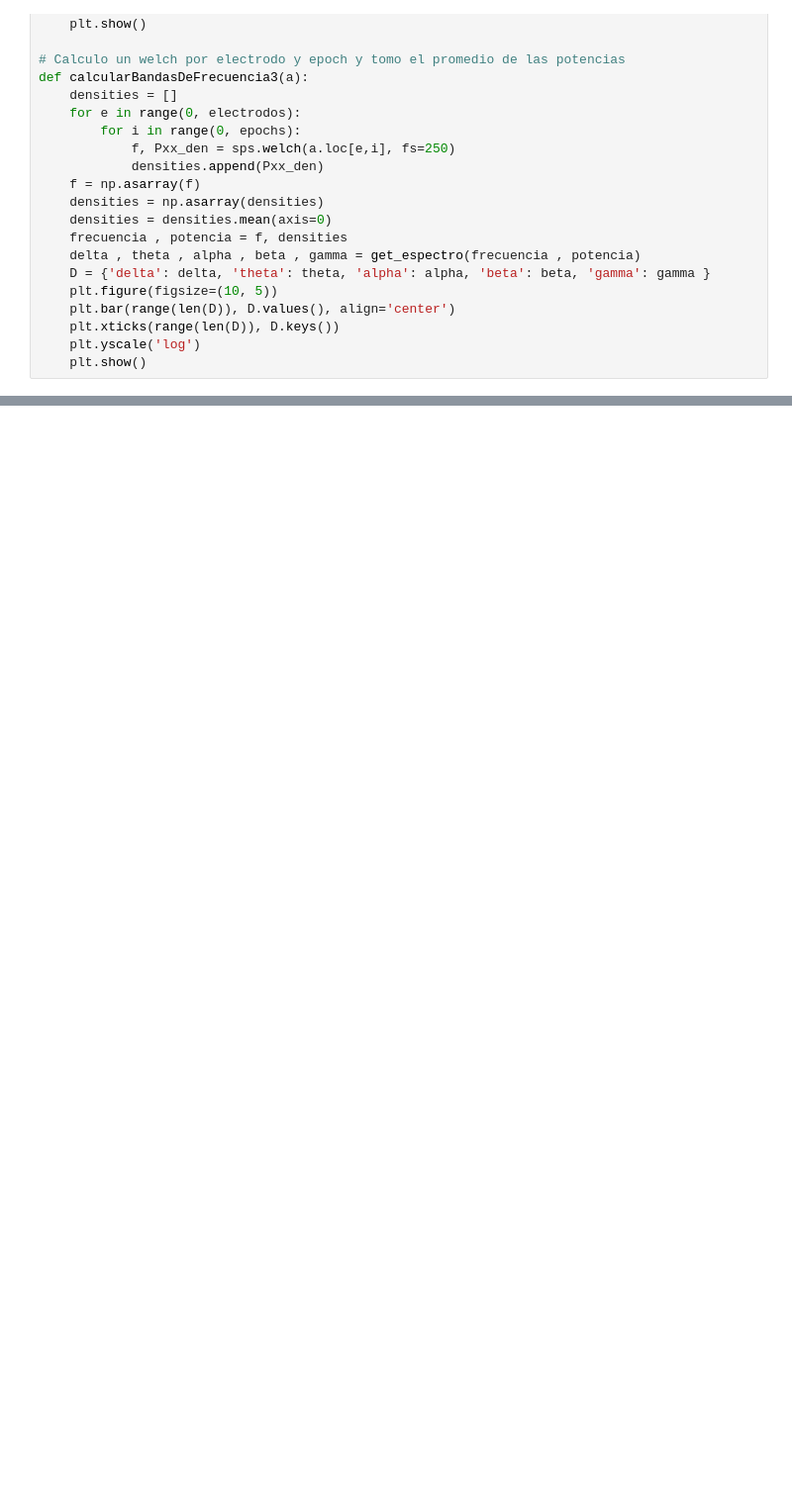
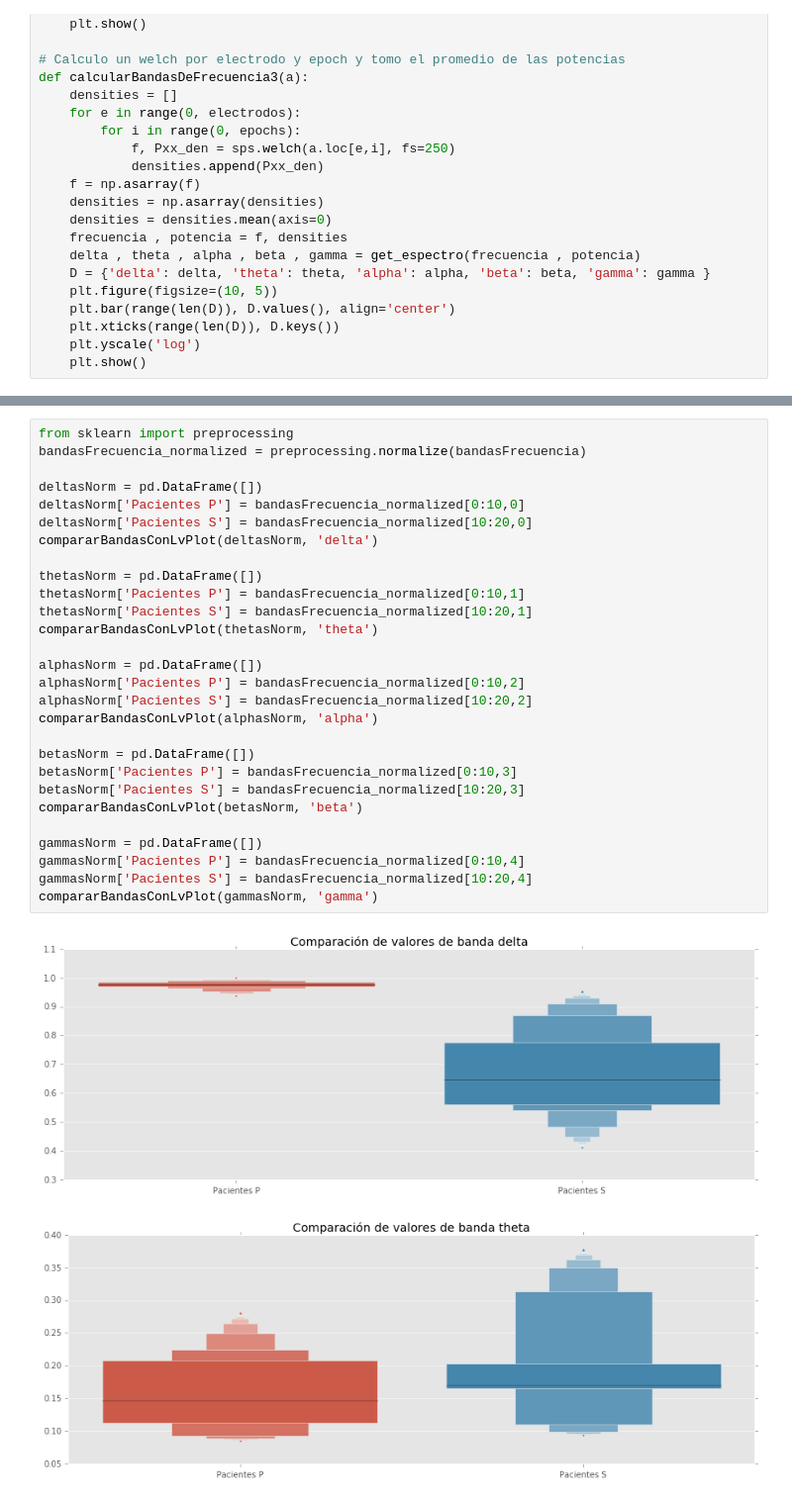
Before and after one commit to fedepatane/ciencia_datos_tp2, a Jupyter notebook: Informe TP2.ipynb, the cells around one changed output, grey strips where cells are left out. Shown at 99% size. Drawn from its saved outputs; the diff is of its cells as text; blank space fills up the shorter version.

```diff
--- a/Informe TP2.ipynb
+++ b/Informe TP2.ipynb
@@ -336,0 +401,31 @@ def normalizar(lista):
+# %%
+from sklearn import preprocessing
+bandasFrecuencia_normalized = preprocessing.normalize(bandasFrecuencia)
+
+deltasNorm = pd.DataFrame([])
+deltasNorm['Pacientes P'] = bandasFrecuencia_normalized[0:10,0]
+deltasNorm['Pacientes S'] = bandasFrecuencia_normalized[10:20,0]
+compararBandasConLvPlot(deltasNorm, 'delta')
+
+thetasNorm = pd.DataFrame([])
+thetasNorm['Pacientes P'] = bandasFrecuencia_normalized[0:10,1]
+thetasNorm['Pacientes S'] = bandasFrecuencia_normalized[10:20,1]
+compararBandasConLvPlot(thetasNorm, 'theta')
+
+alphasNorm = pd.DataFrame([])
+alphasNorm['Pacientes P'] = bandasFrecuencia_normalized[0:10,2]
+alphasNorm['Pacientes S'] = bandasFrecuencia_normalized[10:20,2]
+compararBandasConLvPlot(alphasNorm, 'alpha')
+
+betasNorm = pd.DataFrame([])
+betasNorm['Pacientes P'] = bandasFrecuencia_normalized[0:10,3]
+betasNorm['Pacientes S'] = bandasFrecuencia_normalized[10:20,3]
+compararBandasConLvPlot(betasNorm, 'beta')
+
+gammasNorm = pd.DataFrame([])
+gammasNorm['Pacientes P'] = bandasFrecuencia_normalized[0:10,4]
+gammasNorm['Pacientes S'] = bandasFrecuencia_normalized[10:20,4]
+compararBandasConLvPlot(gammasNorm, 'gamma')
+# %% [output]
+[figure, added]
+[figure, added]
```
Also changed, not shown: parts of 26 cells of this notebook.
